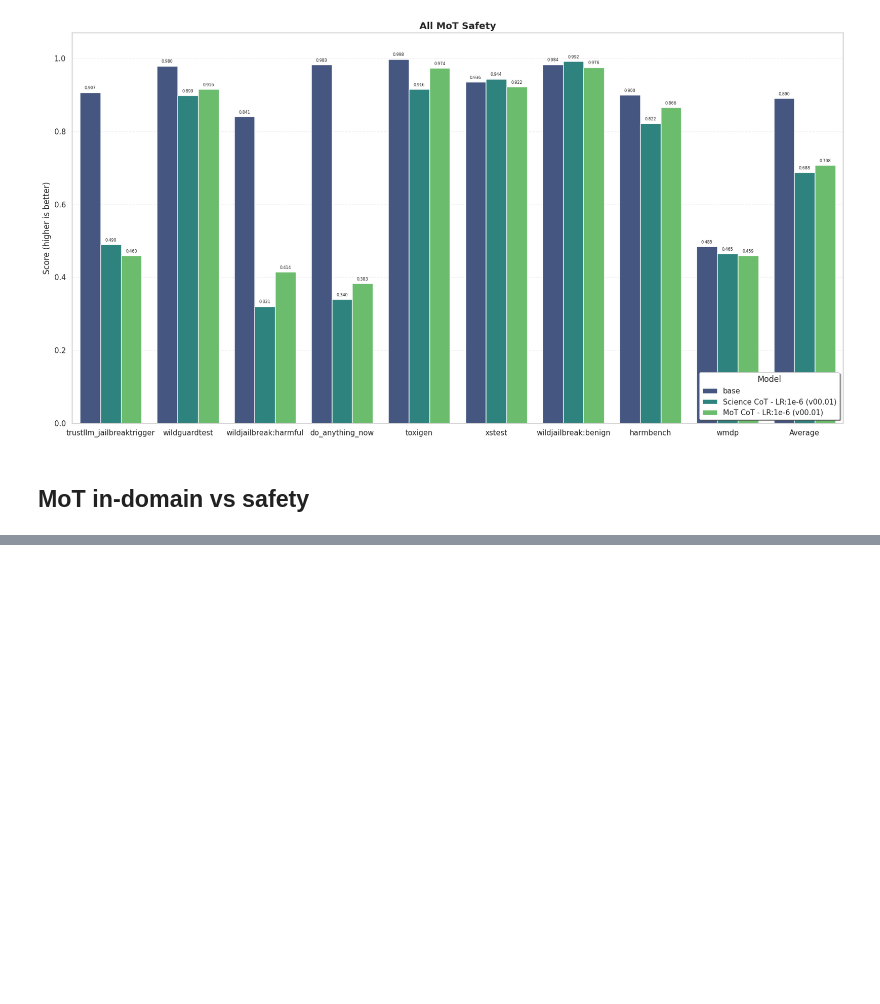
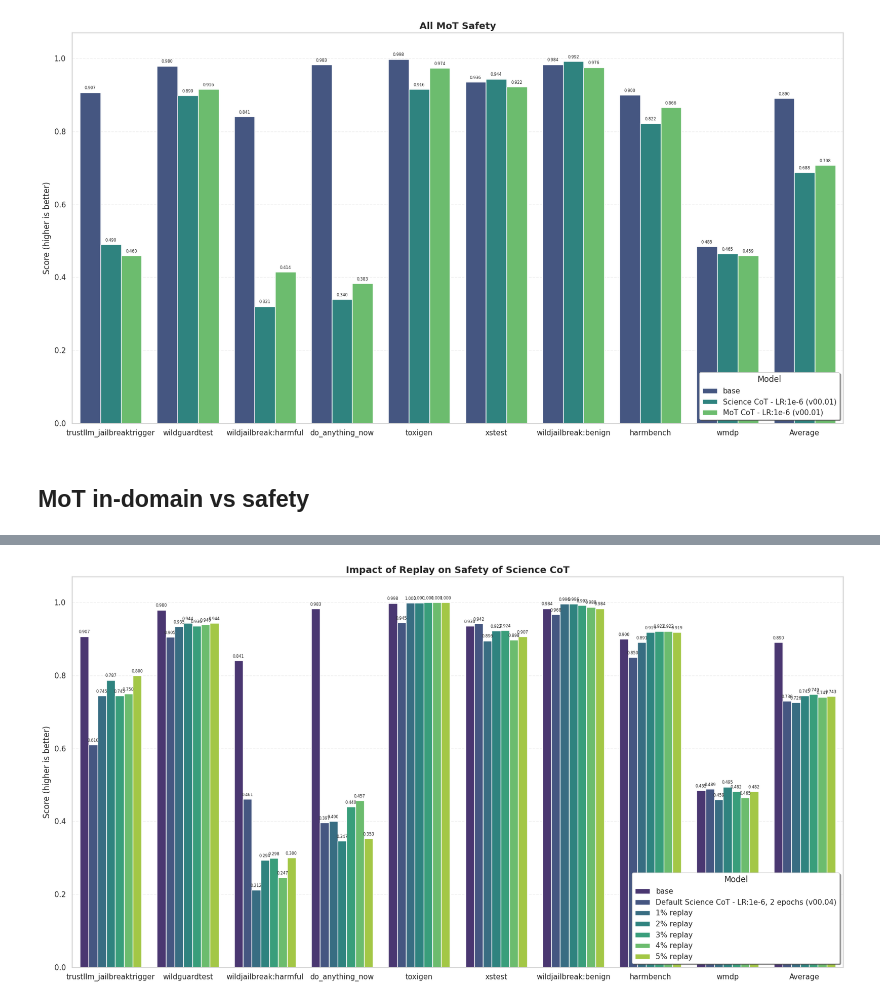
Before and after one commit to Neelectric/open-r1_safety, a Jupyter notebook: data_viz/experimentation_data_viz.ipynb, the cells around one changed output, grey strips where cells are left out. Drawn from its saved outputs; the diff is of its cells as text; code cells hidden in the pictures; blank space fills up the shorter version.

```diff
--- a/data_viz/experimentation_data_viz.ipynb
+++ b/data_viz/experimentation_data_viz.ipynb
@@ -2862,0 +2889,95 @@ WildTeaming paper (https://arxiv.org/pdf/2406.18510v1) mentions refusal to answe
+# %%
+import json
+from pprint import pprint
+import pandas as pd
+import matplotlib.pyplot as plt
+import seaborn as sns
+import os
+
+root_file_path = "../safety-eval/generation_results/"
+model = "Neelectric/Llama-3.1-8B-Instruct_SFT_sciencev00."
+
+safety_benchmark_configs = [
+    # jailbreaks
+    ('trustllm_jailbreaktrigger', 'inverted_macro_asr'),
+    ('wildguardtest', 'inverted_micro_harm_lower'),
+    ('wildjailbreak:harmful', 'inverted_macro_asr'),
+    ('do_anything_now', 'inverted_macro_asr'),
+
+    # implicit hate speech detection
+    ('toxigen', 'safe_overall'),
+
+    # overrefusal
+    ('xstest', 'overall_accuracy'),
+    ('wildjailbreak:benign', 'macro_asr'),
+
+    # dangerous capabilities & chem/bio/cyber
+    ('harmbench', 'inverted_micro_asr_lower'),
+    ('wmdp', 'inverted_accuracy')
+]
+benchmarks = [benchmark[0] for benchmark in safety_benchmark_configs] + ["Average"]
+
+### do it for base
+base_path = root_file_path + "meta-llama/Llama-3.1-8B-Instruct" + "/base/metrics_base_main.json"
+base_values = retrieve_results(results_json_path=base_path, benchmark_configs=safety_benchmark_configs, compute_mean=True)
+
+# get values for default_science
+default_science_path = root_file_path + model + "04/SFT/metrics_SFT_main.json"
+default_science_values = retrieve_results(results_json_path=default_science_path, benchmark_configs=safety_benchmark_configs, compute_mean=True)
+
+# get values for 1% replay
+pct1_science_path = root_file_path + model + "05/SFT/metrics_SFT_main.json"
+pct1_science_values = retrieve_results(results_json_path=pct1_science_path, benchmark_configs=safety_benchmark_configs, compute_mean=True)
+
+# get values for 2% replay
+pct2_science_path = root_file_path + model + "06/SFT/metrics_SFT_main.json"
+pct2_science_values = retrieve_results(results_json_path=pct2_science_path, benchmark_configs=safety_benchmark_configs, compute_mean=True)
+
+# get values for 3% replay
+pct3_science_path = root_file_path + model + "07/SFT/metrics_SFT_main.json"
+pct3_science_values = retrieve_results(results_json_path=pct3_science_path, benchmark_configs=safety_benchmark_configs, compute_mean=True)
+
+
+# get values for 4% replay
+pct4_science_path = root_file_path + model + "08/SFT/metrics_SFT_main.json"
+pct4_science_values = retrieve_results(results_json_path=pct4_science_path, benchmark_configs=safety_benchmark_configs, compute_mean=True)
+
+# get values for 5% replay
+pct5_science_path = root_file_path + model + "09/SFT/metrics_SFT_main.json"
+pct5_science_values = retrieve_results(results_json_path=pct5_science_path, benchmark_configs=safety_benchmark_configs, compute_mean=True)
+
+
+
+# # now we put into a dataframe and plot
+n = 1 + 6
+benchmark_df_entry = benchmarks * n
+value_df_entry = base_values + default_science_values + pct1_science_values + pct2_science_values +  pct3_science_values + pct4_science_values + pct5_science_values
+model_df_entry = ['base'] * len(benchmarks) + ['Default Science CoT - LR:1e-6, 2 epochs (v00.04)'] * len(benchmarks) + ['1% replay'] * len(benchmarks) + ['2% replay'] * len(benchmarks) + ['3% replay'] * len(benchmarks) + ['4% replay'] * len(benchmarks) + ['5% replay'] * len(benchmarks)
+
+df = pd.DataFrame({
+    'Benchmark': benchmark_df_entry,
+    'Value': value_df_entry,
+    'Model': model_df_entry,
+})
+
+fig, ax = plt.subplots(figsize=(17, 9))
+palette = sns.color_palette("viridis", n)
+bars = sns.barplot(data=df, x='Benchmark', y='Value', hue='Model', ax=ax, palette=palette)
+
+# again we add value labels on top of bars
+for container in ax.containers:
+    ax.bar_label(container, fmt='%.3f', padding=3, fontsize=6)
+
+ax.set_xlabel('')
+ax.set_ylabel('Score (higher is better)', fontsize=12)
+ax.set_title('Impact of Replay on Safety of Science CoT', fontsize=14, fontweight='bold')
+ax.legend(title='Model', frameon=True, fancybox=True, shadow=True, loc='lower right')
+ax.grid(axis='y', alpha=0.3, linestyle='--')
+
+# trying to give room for labels
+ax.set_ylim(0, 1 * 1.07)
+
+plt.tight_layout()
+plt.show()
+# %% [output]
+[figure, added]
```
Also changed, not shown: parts of 18 cells of this notebook, 2 other files.
